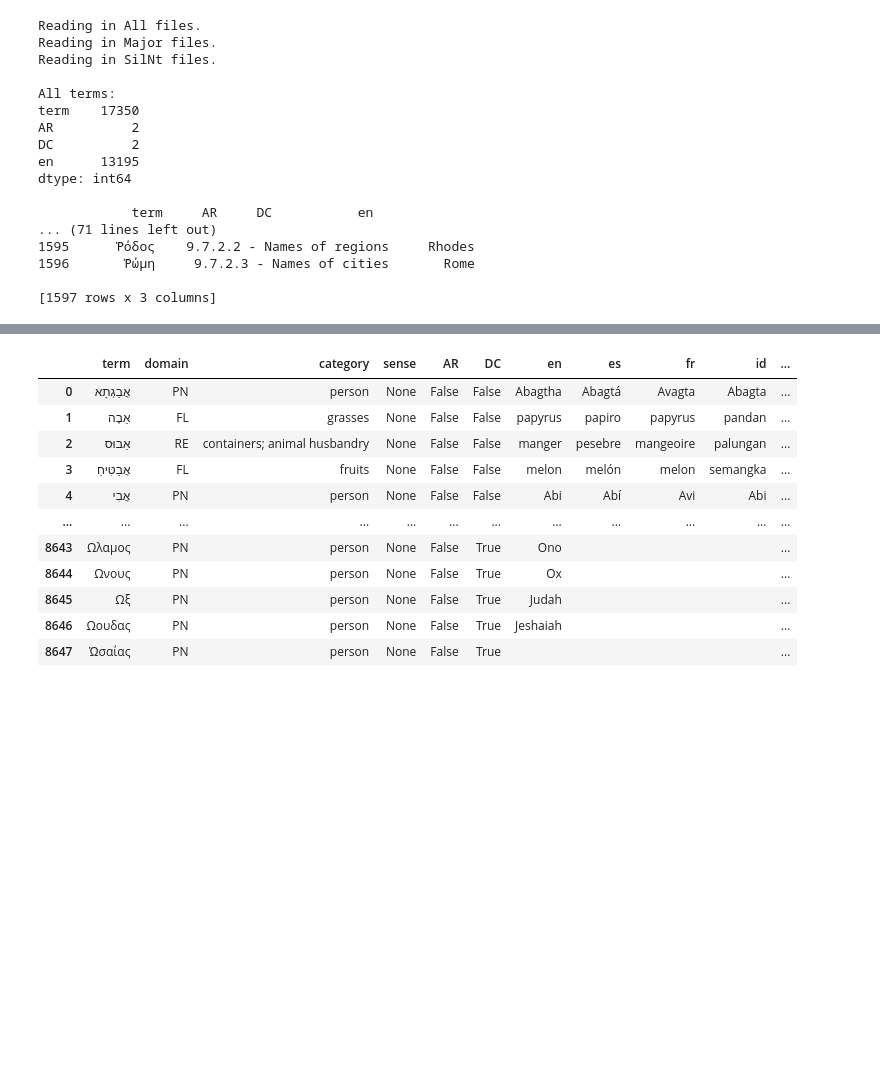
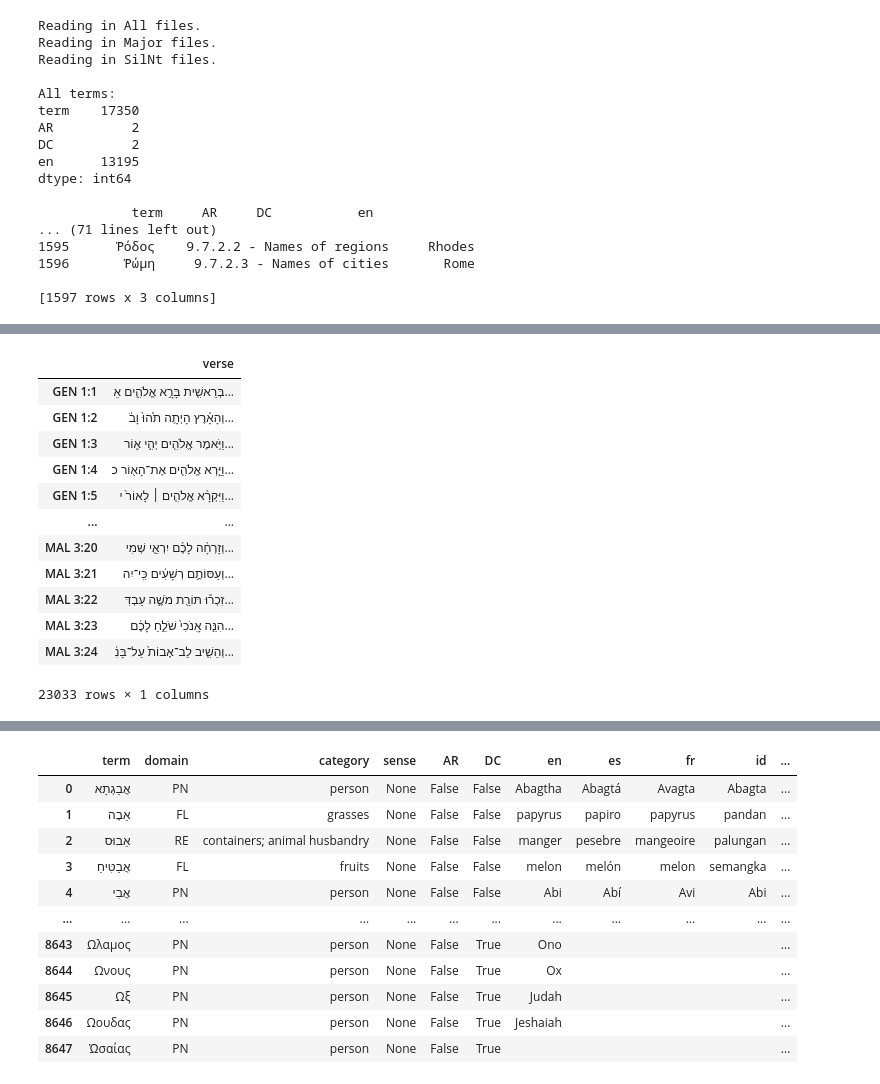
Before and after one commit to davidbaines/trabina, a Jupyter notebook: match_biblical_names2.ipynb, the cells around one changed output, grey strips where cells are left out. Drawn from its saved outputs; the diff is of its cells as text; code cells hidden in the pictures; blank space fills up the shorter version.

```diff
--- a/match_biblical_names2.ipynb
+++ b/match_biblical_names2.ipynb
@@ -321,0 +338,18 @@ major_vrefs.to_csv(r"D:\GitHub\davidbaines\trabina\data\major_vrefs.txt", sep =
+# %%
+# Read in the OT Bible text
+with open(r"D:\GitHub\davidbaines\trabina\data\hbo-hboWLC.txt", 'r', encoding='utf-8') as OT:
+    ot_lines = [line.strip('\n') for line in OT.readlines()]
+
+with open(r"D:\GitHub\davidbaines\trabina\silnlp\assets\vref.txt" , 'r', encoding='utf-8') as vref:
+    ot_vrefs = [line.strip('\n') for line in vref.readlines()]
+# %%
+print(ot_lines[:10],ot_vrefs[:10])
+
+heb_ot = {ot_vref:verse for ot_vref,verse in zip(ot_vrefs,ot_lines)}
+for i, items in enumerate(heb_ot.items()):
+    if i > 10:
+        break
+    else:
+        print(items)
+# heb_ot is a dictionary with the verse reference as the key and the verse as the value.
+# It is the Hebrew OT (Westminster Leningrad codex ) from Paratext extracted line by line by silnlp.
@@ -321,0 +369,26 @@ major_vrefs.to_csv(r"D:\GitHub\davidbaines\trabina\data\major_vrefs.txt", sep =
+# %%
+# Make a Dataframe from the dictionary
+hebrew_ot = pd.DataFrame.from_dict(heb_ot, orient='index', dtype=str, columns=['verse'])
+#print(hebrew_ot.verse == '')
+#print()
+#print(hebrew_ot[hebrew_ot.verse == ''])
+#print()
+#print(hebrew_ot[hebrew_ot.verse == ''].index)
+
+#hebrew_ot.drop(hebrew_ot['verse']=='', inplace=True)
+hebrew_ot.drop(hebrew_ot[hebrew_ot.verse == ''].index, inplace=True)
+hebrew_ot
+# %% [output]
+|  | verse |
+| GEN 1:1 | בְּרֵאשִׁ֖ית בָּרָ֣א אֱלֹהִ֑ים אֵ... |
+| GEN 1:2 | וְהָאָ֗רֶץ הָיְתָ֥ה תֹ֙הוּ֙ וָבֹ֔... |
+| GEN 1:3 | וַיֹּ֥אמֶר אֱלֹהִ֖ים יְהִ֣י א֑וֹר... |
+| GEN 1:4 | וַיַּ֧רְא אֱלֹהִ֛ים אֶת־הָא֖וֹר כ... |
+| GEN 1:5 | וַיִּקְרָ֨א אֱלֹהִ֤ים ׀ לָאוֹר֙ י... |
+| ... | ... |
+| MAL 3:20 | וְזָרְחָ֨ה לָכֶ֜ם יִרְאֵ֤י שְׁמִי... |
+| MAL 3:21 | וְעַסּוֹתֶ֣ם רְשָׁעִ֔ים כִּֽי־יִה... |
+| MAL 3:22 | זִכְר֕וּ תּוֹרַ֖ת מֹשֶׁ֣ה עַבְדִּ... |
+| MAL 3:23 | הִנֵּ֤ה אָֽנֹכִי֙ שֹׁלֵ֣חַ לָכֶ֔ם... |
+| MAL 3:24 | וְהֵשִׁ֤יב לֵב־אָבוֹת֙ עַל־בָּנִ֔... |
+23033 rows × 1 columns
```
Also changed, not shown: parts of 4 cells of this notebook.
